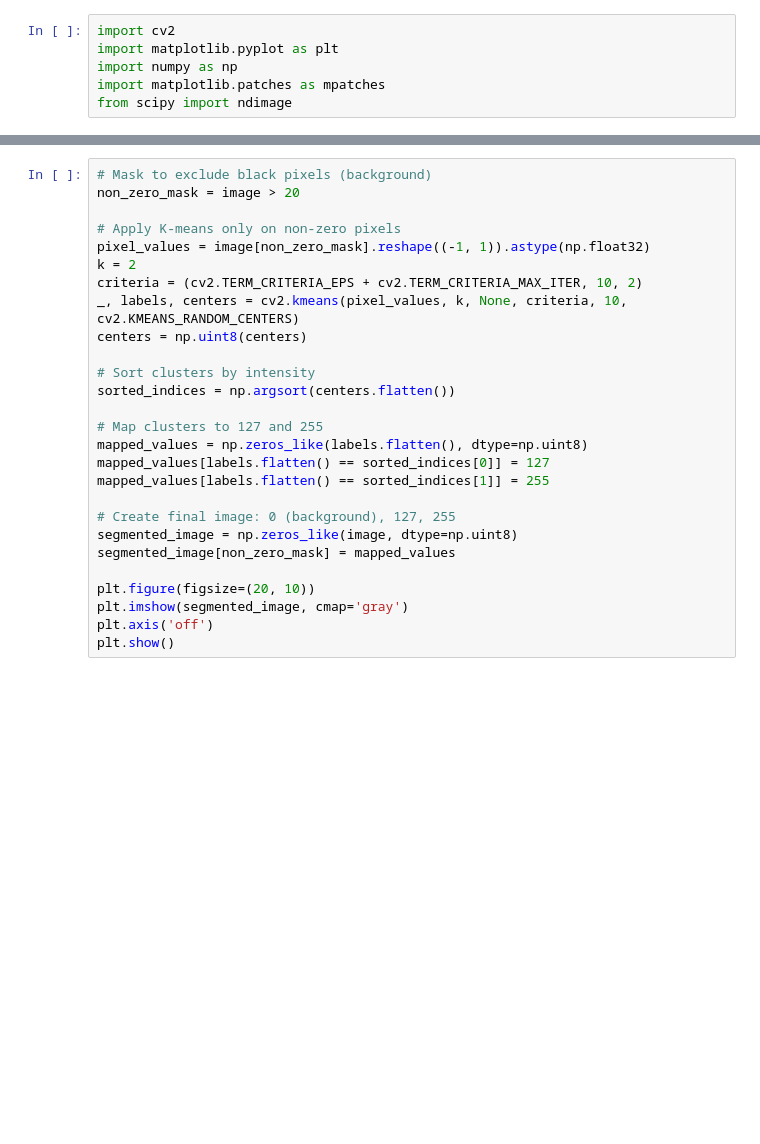
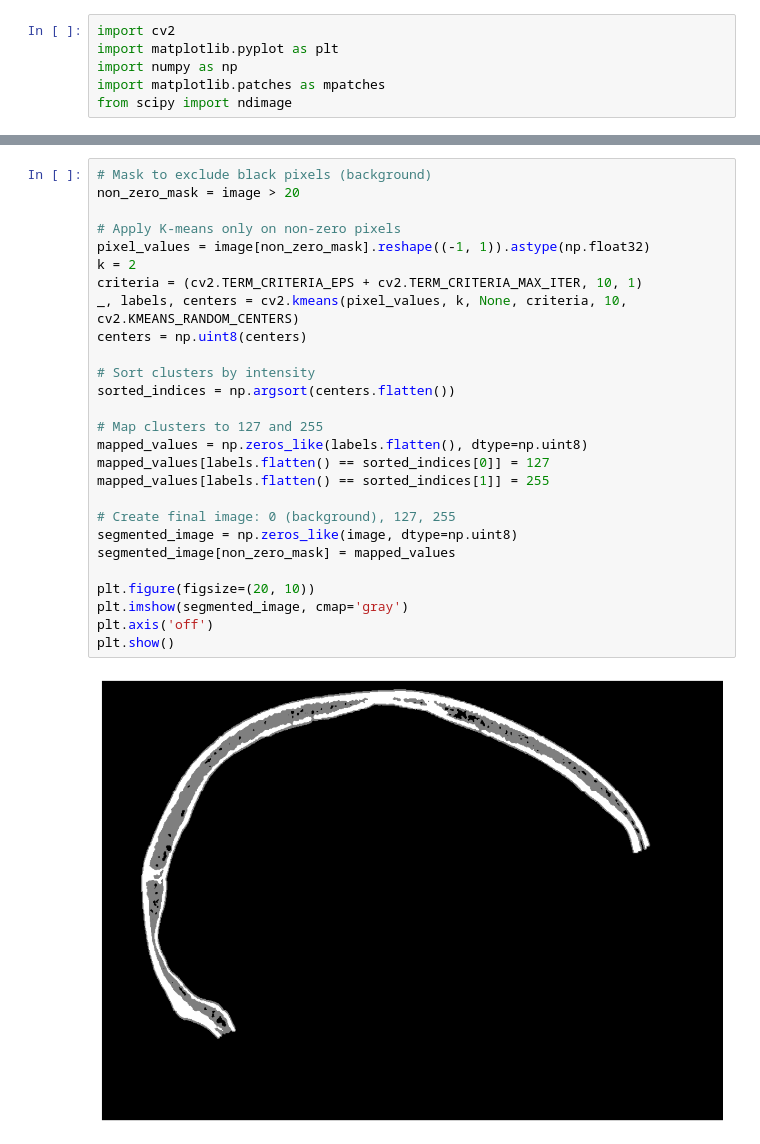
Before and after one commit to GBocca1/paper-automatic-diploe-segmentation, a Jupyter notebook: 1a_cranium_segmentation_demo.ipynb, the cells around one changed output, grey strips where cells are left out. Drawn from its saved outputs; the diff is of its cells as text; blank space fills up the shorter version.

```diff
--- a/1a_cranium_segmentation_demo.ipynb
+++ b/1a_cranium_segmentation_demo.ipynb
@@ -16,30 +18,32 @@ plt.show()
 # %%
 # Mask to exclude black pixels (background)
 non_zero_mask = image > 20
 
 # Apply K-means only on non-zero pixels
 pixel_values = image[non_zero_mask].reshape((-1, 1)).astype(np.float32)
 k = 2
-criteria = (cv2.TERM_CRITERIA_EPS + cv2.TERM_CRITERIA_MAX_ITER, 10, 2)
+criteria = (cv2.TERM_CRITERIA_EPS + cv2.TERM_CRITERIA_MAX_ITER, 10, 1)
 _, labels, centers = cv2.kmeans(pixel_values, k, None, criteria, 10, cv2.KMEANS_RANDOM_CENTERS)
 centers = np.uint8(centers)
 
 # Sort clusters by intensity
 sorted_indices = np.argsort(centers.flatten())
 
 # Map clusters to 127 and 255
 mapped_values = np.zeros_like(labels.flatten(), dtype=np.uint8)
 mapped_values[labels.flatten() == sorted_indices[0]] = 127
 mapped_values[labels.flatten() == sorted_indices[1]] = 255
 
 # Create final image: 0 (background), 127, 255
 segmented_image = np.zeros_like(image, dtype=np.uint8)
 segmented_image[non_zero_mask] = mapped_values
 
 plt.figure(figsize=(20, 10))
 plt.imshow(segmented_image, cmap='gray')
 plt.axis('off')
 plt.show()
+# %% [output]
+[figure, added]
 # %%
 def count_holes(mask):
     # Find the main contour (largest white area)
```
Also changed, not shown: parts of 11 cells of this notebook, 4 other files.
